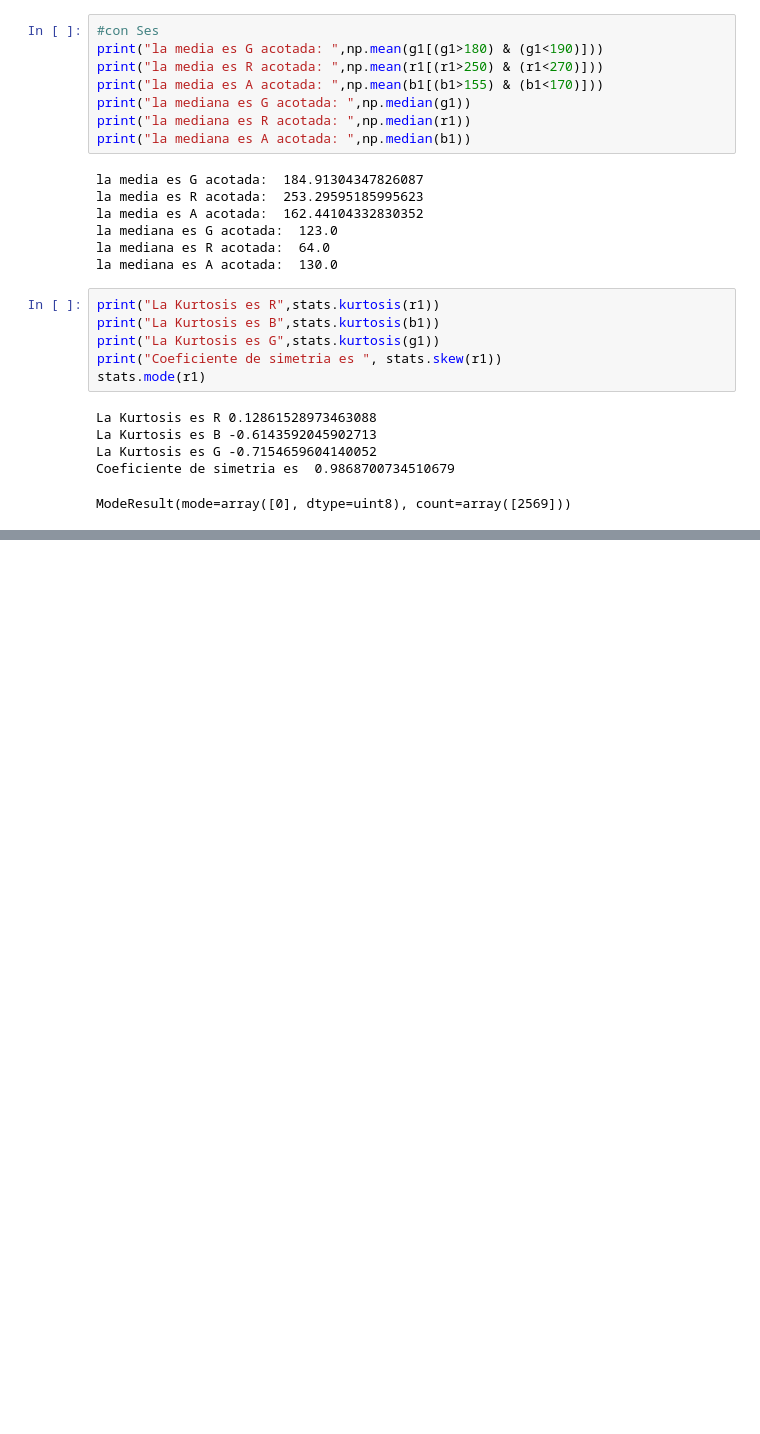
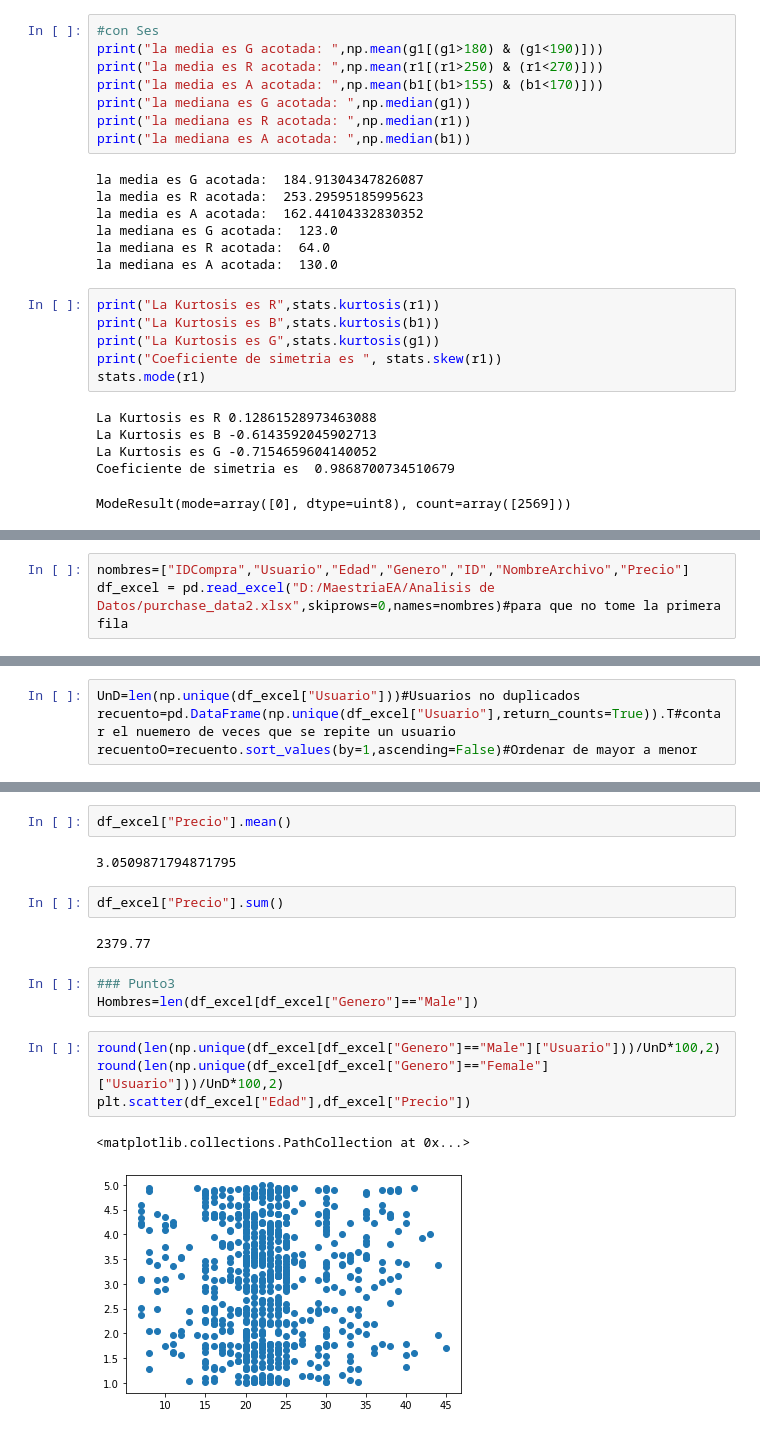
Before and after one commit to hmarbello/Tarea1AnalisisDeDatos, a Jupyter notebook: Tarea_1_Modulo1_AnalisisDeDatos.ipynb, the cells around one changed output, grey strips where cells are left out. Drawn from its saved outputs; the diff is of its cells as text; blank space fills up the shorter version.

```diff
--- a/Tarea_1_Modulo1_AnalisisDeDatos.ipynb
+++ b/Tarea_1_Modulo1_AnalisisDeDatos.ipynb
@@ -104,0 +129,3 @@ ModeResult(mode=array([0], dtype=uint8), count=array([2569]))
+# %%
+nombres=["IDCompra","Usuario","Edad","Genero","ID","NombreArchivo","Precio"]
+df_excel = pd.read_excel("D:/MaestriaEA/Analisis de Datos/purchase_data2.xlsx",skiprows=0,names=nombres)#para que no tome la primera fila
@@ -104,0 +202,4 @@ ModeResult(mode=array([0], dtype=uint8), count=array([2569]))
+# %%
+UnD=len(np.unique(df_excel["Usuario"]))#Usuarios no duplicados
+recuento=pd.DataFrame(np.unique(df_excel["Usuario"],return_counts=True)).T#contar el nuemero de veces que se repite un usuario
+recuentoO=recuento.sort_values(by=1,ascending=False)#Ordenar de mayor a menor
@@ -104,0 +217,18 @@ ModeResult(mode=array([0], dtype=uint8), count=array([2569]))
+# %%
+df_excel["Precio"].mean()
+# %% [output]
+3.0509871794871795
+# %%
+df_excel["Precio"].sum()
+# %% [output]
+2379.77
+# %%
+### Punto3
+Hombres=len(df_excel[df_excel["Genero"]=="Male"])
+# %%
+round(len(np.unique(df_excel[df_excel["Genero"]=="Male"]["Usuario"]))/UnD*100,2)
+round(len(np.unique(df_excel[df_excel["Genero"]=="Female"]["Usuario"]))/UnD*100,2)
+plt.scatter(df_excel["Edad"],df_excel["Precio"])
+# %% [output]
+<matplotlib.collections.PathCollection at 0x...>
+[figure, added]
```
Also changed, not shown: parts of 17 cells of this notebook.
